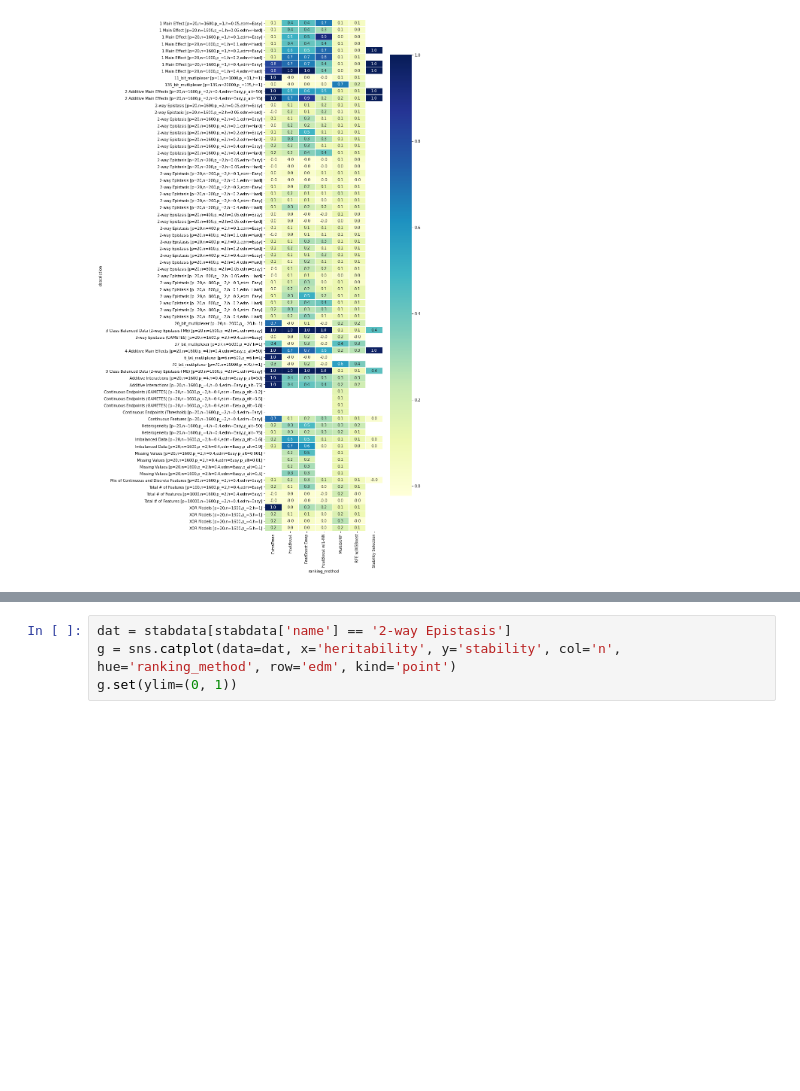
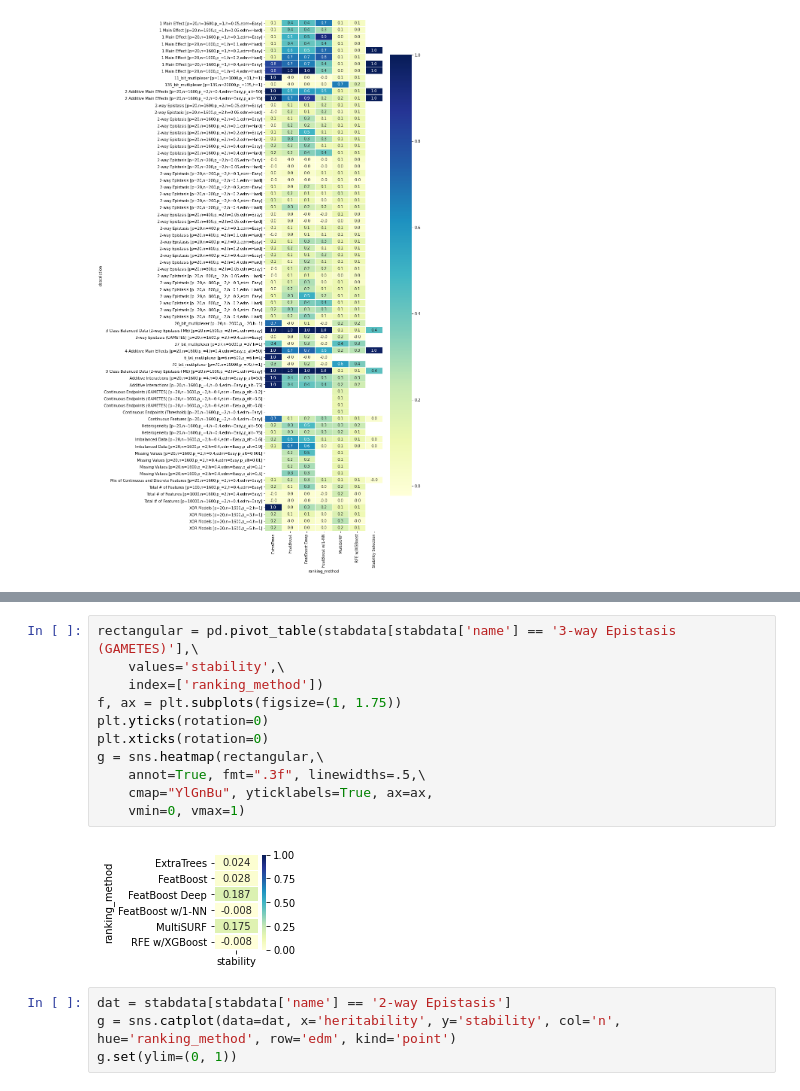
Before and after one commit to dunnkers/feature-selection, a Jupyter notebook: analysis/benchmark-20200524/stability-analysis.ipynb, the cells around one changed output, grey strips where cells are left out. Drawn from its saved outputs; the diff is of its cells as text; blank space fills up the shorter version.

Commit message:
Metric score tables ✨

```diff
--- a/analysis/benchmark-20200524/stability-analysis.ipynb
+++ b/analysis/benchmark-20200524/stability-analysis.ipynb
@@ -174,3 +174,16 @@ plt.show()
+# %%
+rectangular = pd.pivot_table(stabdata[stabdata['name'] == '3-way Epistasis (GAMETES)'],\
+    values='stability',\
+    index=['ranking_method'])
+f, ax = plt.subplots(figsize=(1, 1.75))
+plt.yticks(rotation=0)
+plt.xticks(rotation=0)
+g = sns.heatmap(rectangular,\
+    annot=True, fmt=".3f", linewidths=.5,\
+    cmap="YlGnBu", yticklabels=True, ax=ax,
+    vmin=0, vmax=1)
+# %% [output]
+[figure, added]
 # %%
 dat = stabdata[stabdata['name'] == '2-way Epistasis']
 g = sns.catplot(data=dat, x='heritability', y='stability', col='n', hue='ranking_method', row='edm', kind='point')
```
Also changed, not shown: parts of 4 cells of this notebook, 1 other file.
